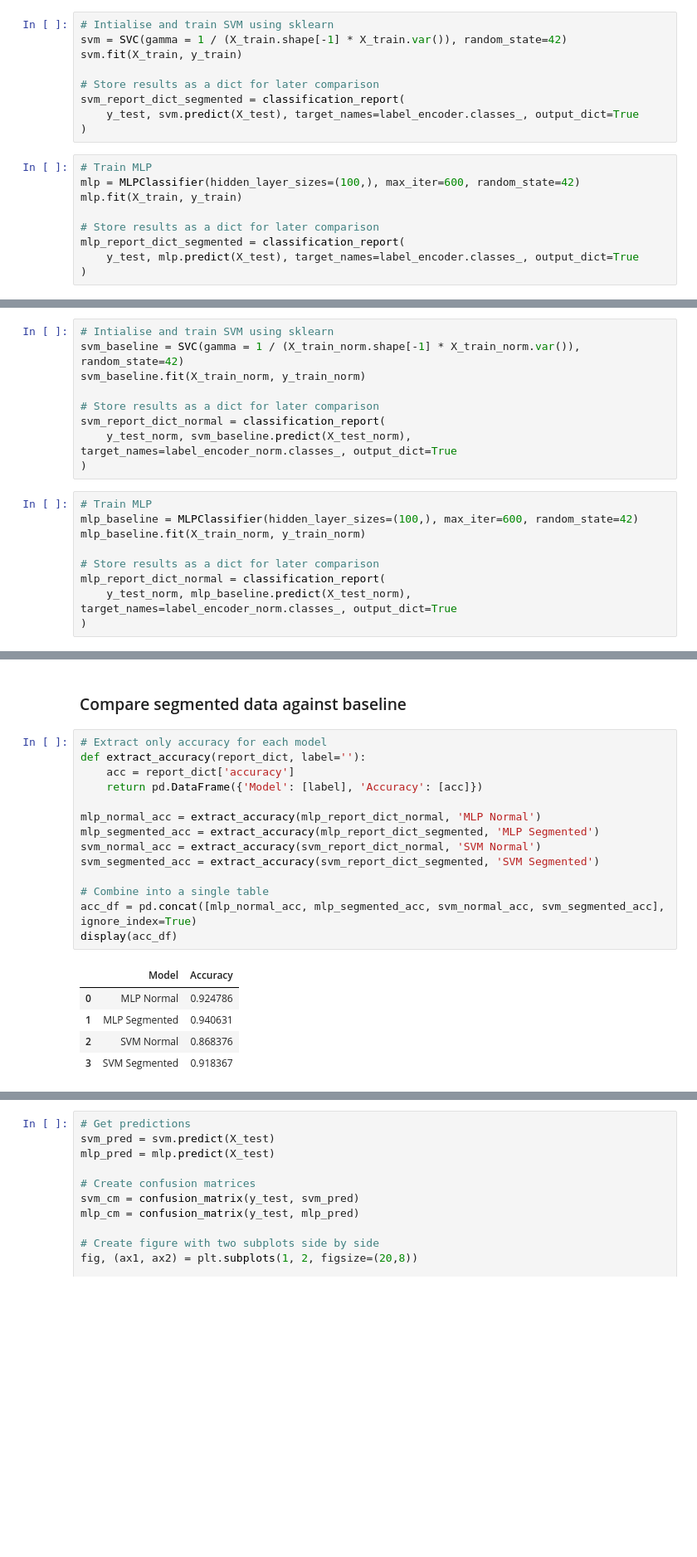
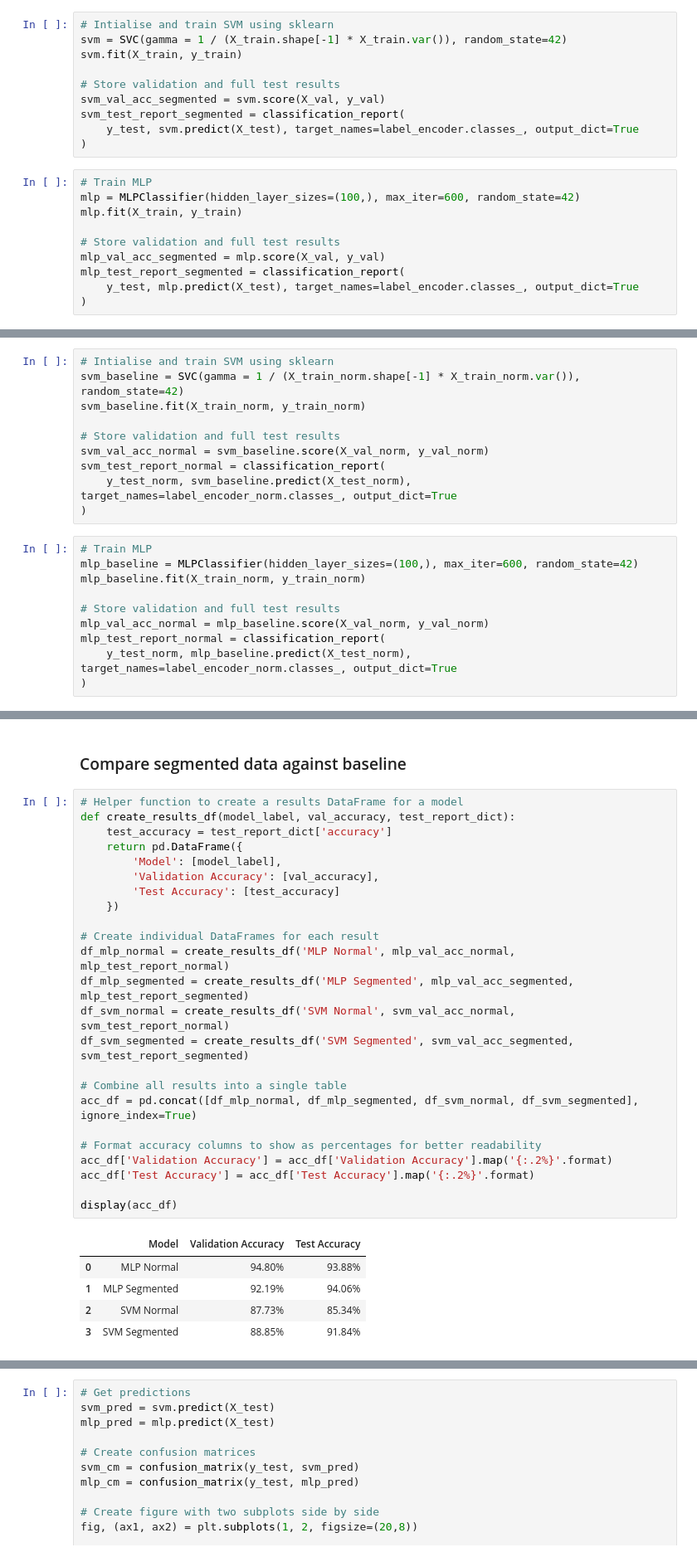
Before and after one commit to mrocamora/mir_course, a Jupyter notebook: notebooks/MIR_course-sound_classification_shallow_pipeline.ipynb, the cells around one changed output, grey strips where cells are left out. Shown at 83% size. Cells and saved outputs as stored; diff of their text form; blank space fills up the shorter version.

Commit message:
ensure numbers of segmented and non segmented files are the same for a fair test + add validation accuracy to the final results table

```diff
--- a/notebooks/MIR_course-sound_classification_shallow_pipeline.ipynb
+++ b/notebooks/MIR_course-sound_classification_shallow_pipeline.ipynb
@@ -579,8 +598,9 @@ from sklearn.metrics import classification_report, confusion_matrix
 svm = SVC(gamma = 1 / (X_train.shape[-1] * X_train.var()), random_state=42)
 svm.fit(X_train, y_train)
 
-# Store results as a dict for later comparison
-svm_report_dict_segmented = classification_report(
+# Store validation and full test results
+svm_val_acc_segmented = svm.score(X_val, y_val)
+svm_test_report_segmented = classification_report(
     y_test, svm.predict(X_test), target_names=label_encoder.classes_, output_dict=True
 )
 # %%
@@ -588,8 +608,9 @@ svm_report_dict_segmented = classification_report(
 mlp = MLPClassifier(hidden_layer_sizes=(100,), max_iter=600, random_state=42)
 mlp.fit(X_train, y_train)
 
-# Store results as a dict for later comparison
-mlp_report_dict_segmented = classification_report(
+# Store validation and full test results
+mlp_val_acc_segmented = mlp.score(X_val, y_val)
+mlp_test_report_segmented = classification_report(
     y_test, mlp.predict(X_test), target_names=label_encoder.classes_, output_dict=True
 )
 # %% [markdown]
@@ -599,8 +620,9 @@ mlp_report_dict_segmented = classification_report(
 svm_baseline = SVC(gamma = 1 / (X_train_norm.shape[-1] * X_train_norm.var()), random_state=42)
 svm_baseline.fit(X_train_norm, y_train_norm)
 
-# Store results as a dict for later comparison
-svm_report_dict_normal = classification_report(
+# Store validation and full test results
+svm_val_acc_normal = svm_baseline.score(X_val_norm, y_val_norm)
+svm_test_report_normal = classification_report(
     y_test_norm, svm_baseline.predict(X_test_norm), target_names=label_encoder_norm.classes_, output_dict=True
 )
 # %%
@@ -608,8 +630,9 @@ svm_report_dict_normal = classification_report(
 mlp_baseline = MLPClassifier(hidden_layer_sizes=(100,), max_iter=600, random_state=42)
 mlp_baseline.fit(X_train_norm, y_train_norm)
 
-# Store results as a dict for later comparison
-mlp_report_dict_normal = classification_report(
+# Store validation and full test results
+mlp_val_acc_normal = mlp_baseline.score(X_val_norm, y_val_norm)
+mlp_test_report_normal = classification_report(
     y_test_norm, mlp_baseline.predict(X_test_norm), target_names=label_encoder_norm.classes_, output_dict=True
 )
 # %% [markdown]
@@ -617,22 +640,32 @@ mlp_report_dict_normal = classification_report(
 # %% [markdown]
 ### Compare segmented data against baseline
 # %%
-# Extract only accuracy for each model
-def extract_accuracy(report_dict, label=''):
-    acc = report_dict['accuracy']
-    return pd.DataFrame({'Model': [label], 'Accuracy': [acc]})
+# Helper function to create a results DataFrame for a model
+def create_results_df(model_label, val_accuracy, test_report_dict):
+    test_accuracy = test_report_dict['accuracy']
+    return pd.DataFrame({
+        'Model': [model_label],
+        'Validation Accuracy': [val_accuracy],
+        'Test Accuracy': [test_accuracy]
+    })
 
-mlp_normal_acc = extract_accuracy(mlp_report_dict_normal, 'MLP Normal')
-mlp_segmented_acc = extract_accuracy(mlp_report_dict_segmented, 'MLP Segmented')
-svm_normal_acc = extract_accuracy(svm_report_dict_normal, 'SVM Normal')
-svm_segmented_acc = extract_accuracy(svm_report_dict_segmented, 'SVM Segmented')
+# Create individual DataFrames for each result
+df_mlp_normal = create_results_df('MLP Normal', mlp_val_acc_normal, mlp_test_report_normal)
+df_mlp_segmented = create_results_df('MLP Segmented', mlp_val_acc_segmented, mlp_test_report_segmented)
+df_svm_normal = create_results_df('SVM Normal', svm_val_acc_normal, svm_test_report_normal)
+df_svm_segmented = create_results_df('SVM Segmented', svm_val_acc_segmented, svm_test_report_segmented)
 
-# Combine into a single table
-acc_df = pd.concat([mlp_normal_acc, mlp_segmented_acc, svm_normal_acc, svm_segmented_acc], ignore_index=True)
+# Combine all results into a single table
+acc_df = pd.concat([df_mlp_normal, df_mlp_segmented, df_svm_normal, df_svm_segmented], ignore_index=True)
+
+# Format accuracy columns to show as percentages for better readability
+acc_df['Validation Accuracy'] = acc_df['Validation Accuracy'].map('{:.2%}'.format)
+acc_df['Test Accuracy'] = acc_df['Test Accuracy'].map('{:.2%}'.format)
+
 display(acc_df)
 # %% [output]
-|  | Model | Accuracy |
-| 0 | MLP Normal | 0.924786 |
-| 1 | MLP Segmented | 0.940631 |
-| 2 | SVM Normal | 0.868376 |
-| 3 | SVM Segmented | 0.918367 |
+|  | Model | Validation Accuracy | Test Accuracy |
+| 0 | MLP Normal | 94.80% | 93.88% |
+| 1 | MLP Segmented | 92.19% | 94.06% |
+| 2 | SVM Normal | 87.73% | 85.34% |
+| 3 | SVM Segmented | 88.85% | 91.84% |
```
Also changed, not shown: parts of 14 cells of this notebook.
